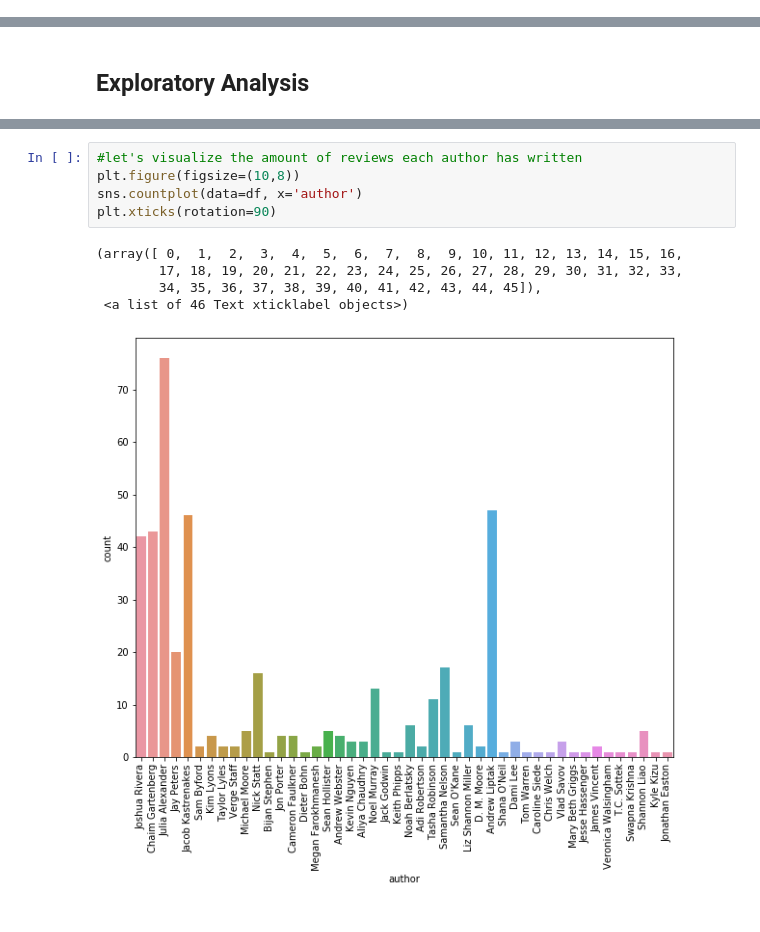
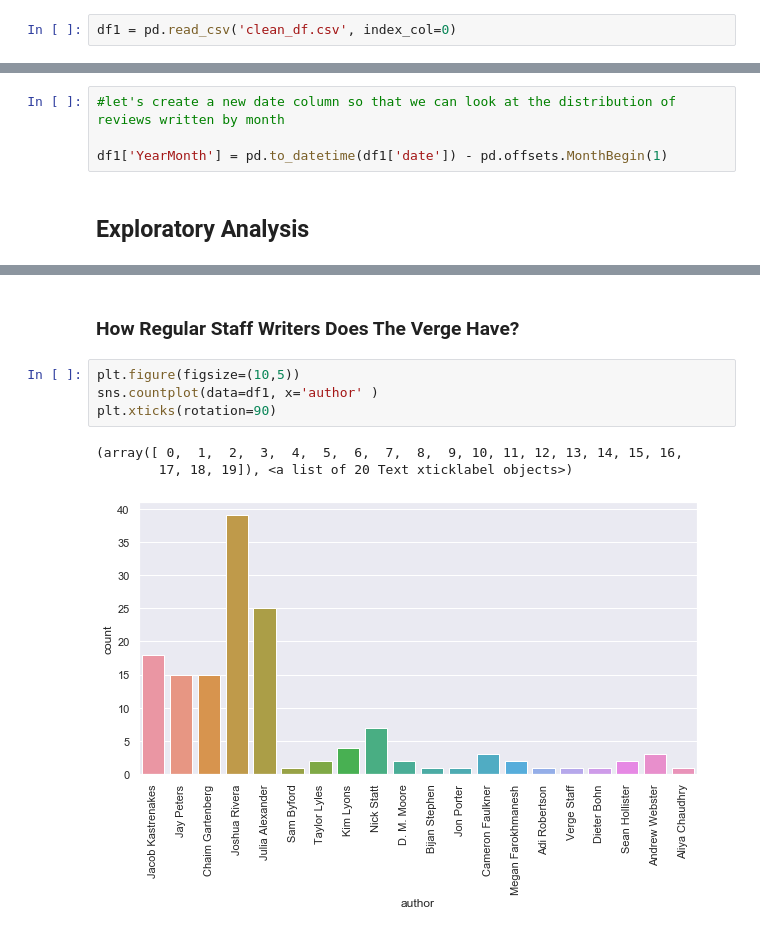
Before and after one commit to jacksonbull87/Topic-Modeling-TV-Shows-NLP-Text-Analysis-, a Jupyter notebook: The Verge-TV Show Reviews.ipynb, the cells around one changed output, grey strips where cells are left out. Drawn from its saved outputs; the diff is of its cells as text.

```diff
--- a/The Verge-TV Show Reviews.ipynb
+++ b/The Verge-TV Show Reviews.ipynb
@@ -93,0 +87,2 @@ df['date'] = pd.to_datetime(df['date'])
+# %%
+df1 = pd.read_csv('clean_df.csv', index_col=0)
@@ -94,2 +91,6 @@ df['date'] = pd.to_datetime(df['date'])
+# %%
+#let's create a new date column so that we can look at the distribution of reviews written by month
+
+df1['YearMonth'] = pd.to_datetime(df1['date']) - pd.offsets.MonthBegin(1)
 # %% [markdown]
 ## Exploratory Analysis
@@ -114,11 +97,10 @@ df
+# %% [markdown]
+### How Regular Staff Writers Does The Verge Have?
 # %%
-#let's visualize the amount of reviews each author has written
-plt.figure(figsize=(10,8))
-sns.countplot(data=df, x='author')
+plt.figure(figsize=(10,5))
+sns.countplot(data=df1, x='author' )
 plt.xticks(rotation=90)
 # %% [output]
 (array([ 0,  1,  2,  3,  4,  5,  6,  7,  8,  9, 10, 11, 12, 13, 14, 15, 16,
-        17, 18, 19, 20, 21, 22, 23, 24, 25, 26, 27, 28, 29, 30, 31, 32, 33,
-        34, 35, 36, 37, 38, 39, 40, 41, 42, 43, 44, 45]),
- <a list of 46 Text xticklabel objects>)
+        17, 18, 19]), <a list of 20 Text xticklabel objects>)
-[figure, old version]
+[figure, new version]
```
Also changed, not shown: parts of 14 cells of this notebook, 1 other file.
